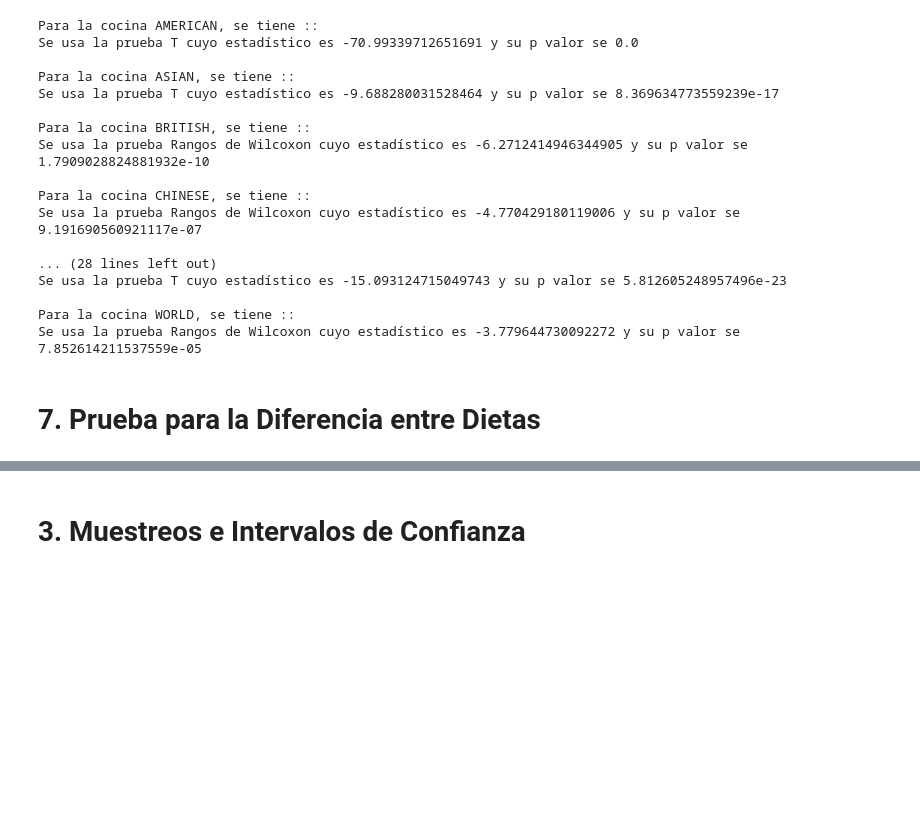
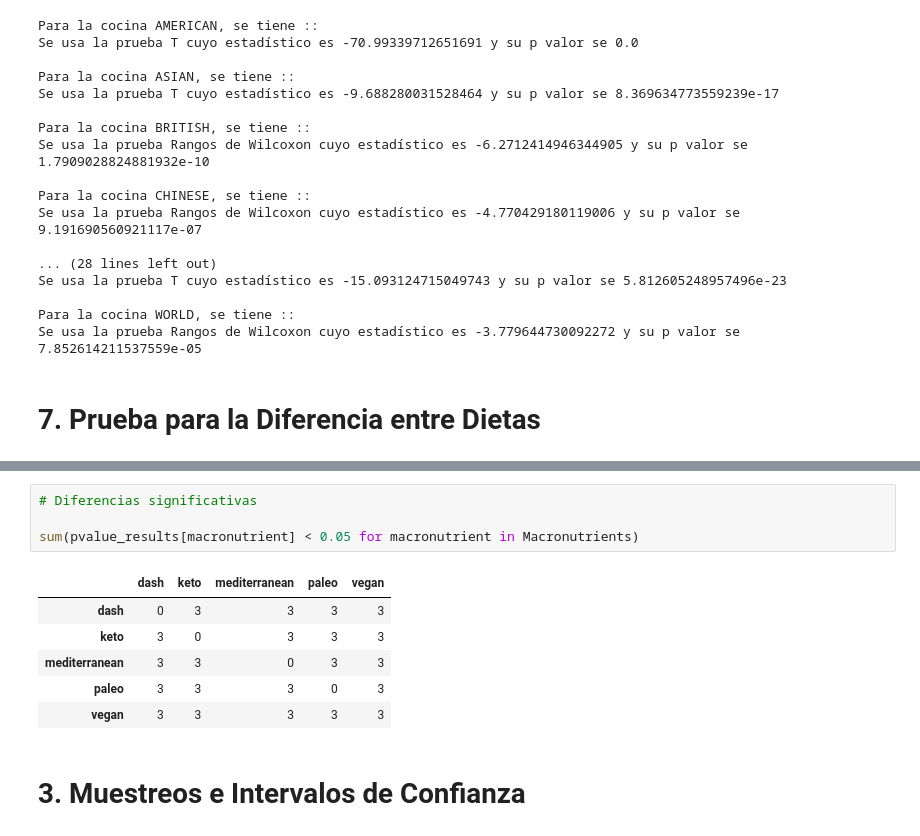
Before and after one commit to alexisuaguilaru/Analysis_Nutritional_Information, a Jupyter notebook: Documentation/AlexisAguilar_Reporte.ipynb, the cells around one changed output, grey strips where cells are left out. Saved outputs shown, nothing was run; the diff lists cells and outputs as text; blank space fills up the shorter version.

```diff
--- a/Documentation/AlexisAguilar_Reporte.ipynb
+++ b/Documentation/AlexisAguilar_Reporte.ipynb
@@ -790,3 +829,14 @@ El objetivo del trabajo es probar si existe una diferencia significativa en los
+# %%
+# Diferencias significativas
+
+sum(pvalue_results[macronutrient] < 0.05 for macronutrient in Macronutrients)
+# %% [output]
+|  | dash | keto | mediterranean | paleo | vegan |
+| dash | 0 | 3 | 3 | 3 | 3 |
+| keto | 3 | 0 | 3 | 3 | 3 |
+| mediterranean | 3 | 3 | 0 | 3 | 3 |
+| paleo | 3 | 3 | 3 | 0 | 3 |
+| vegan | 3 | 3 | 3 | 3 | 3 |
 # %% [markdown]
 # 3. Muestreos e Intervalos de Confianza
 # %% [markdown]
```
Also changed, not shown: parts of 9 cells of this notebook.
